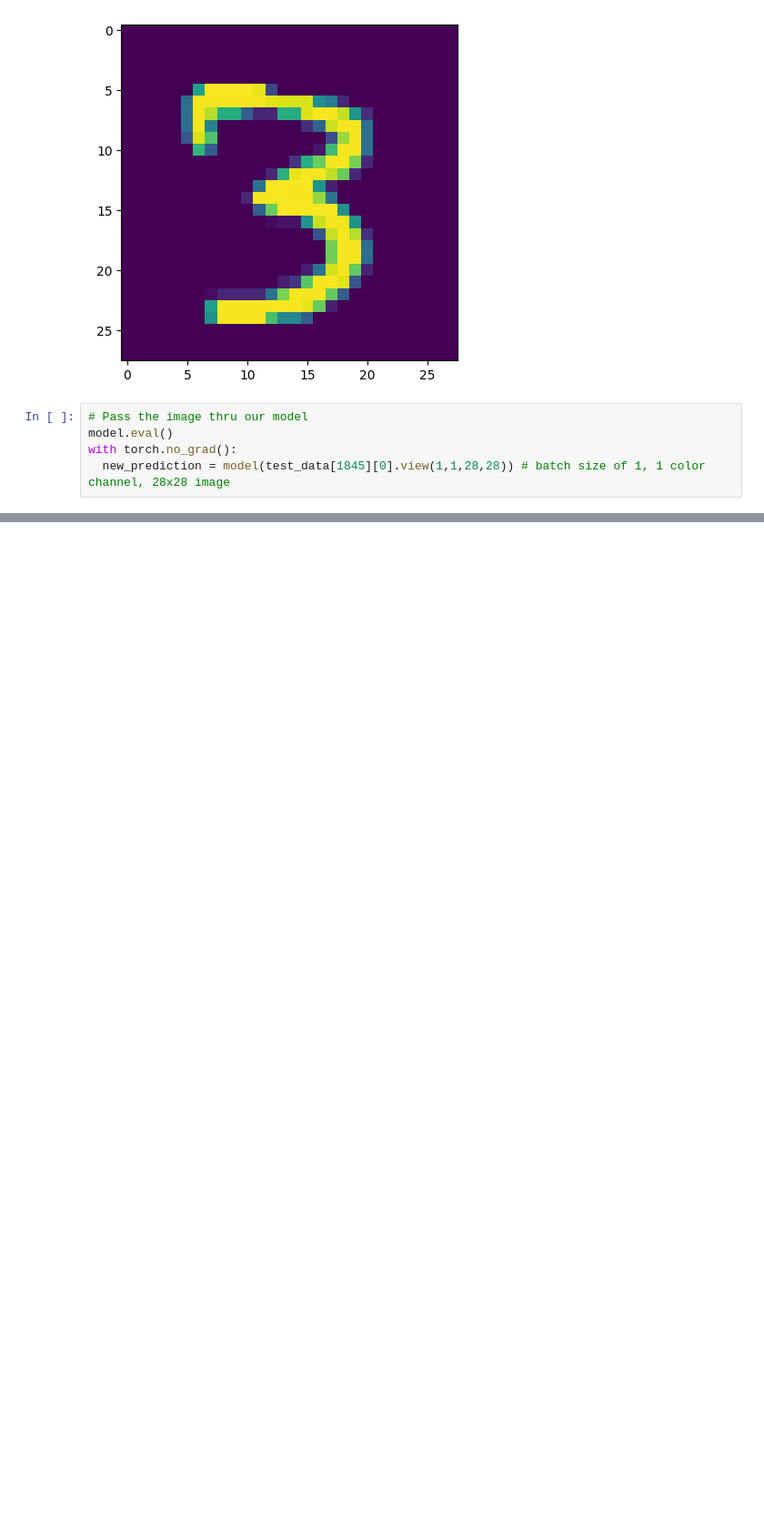
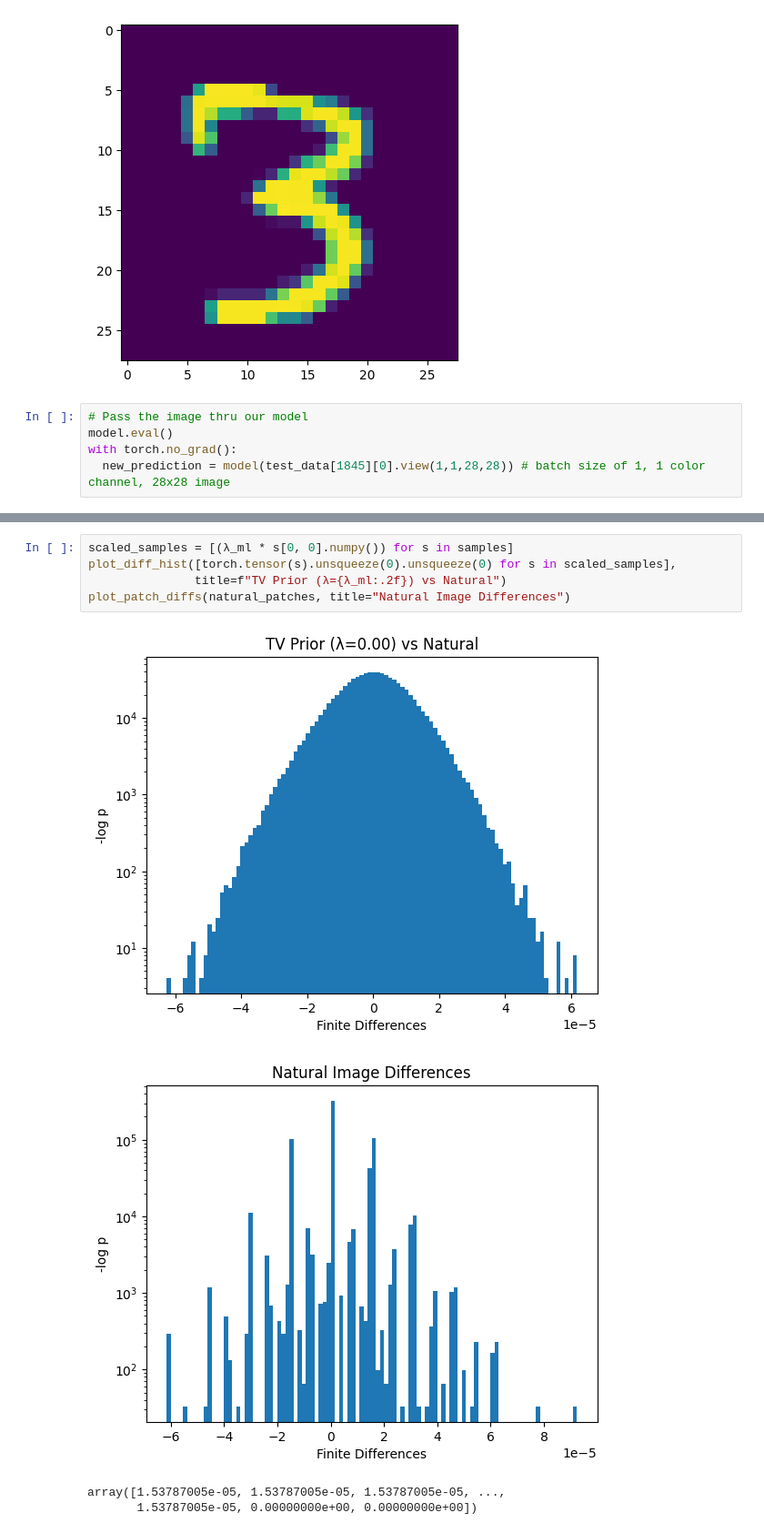
Before and after one commit to AnumahAdeizaStephen/Learning-Pytorch, a Jupyter notebook: Online_learning_of_Pytorch.ipynb, the cells around one changed output, grey strips where cells are left out. Shown at 91% size. Saved outputs shown, nothing was run; the diff lists cells and outputs as text; blank space fills up the shorter version.

```diff
--- a/Online_learning_of_Pytorch.ipynb
+++ b/Online_learning_of_Pytorch.ipynb
@@ -729,0 +849,10 @@ tensor(4)
+# %%
+scaled_samples = [(λ_ml * s[0, 0].numpy()) for s in samples]
+plot_diff_hist([torch.tensor(s).unsqueeze(0).unsqueeze(0) for s in scaled_samples],
+               title=f"TV Prior (λ={λ_ml:.2f}) vs Natural")
+plot_patch_diffs(natural_patches, title="Natural Image Differences")
+# %% [output]
+[figure, added]
+[figure, added]
+array([1.53787005e-05, 1.53787005e-05, 1.53787005e-05, ...,
+       1.53787005e-05, 0.00000000e+00, 0.00000000e+00])
```
Also changed, not shown: parts of 20 cells of this notebook.
